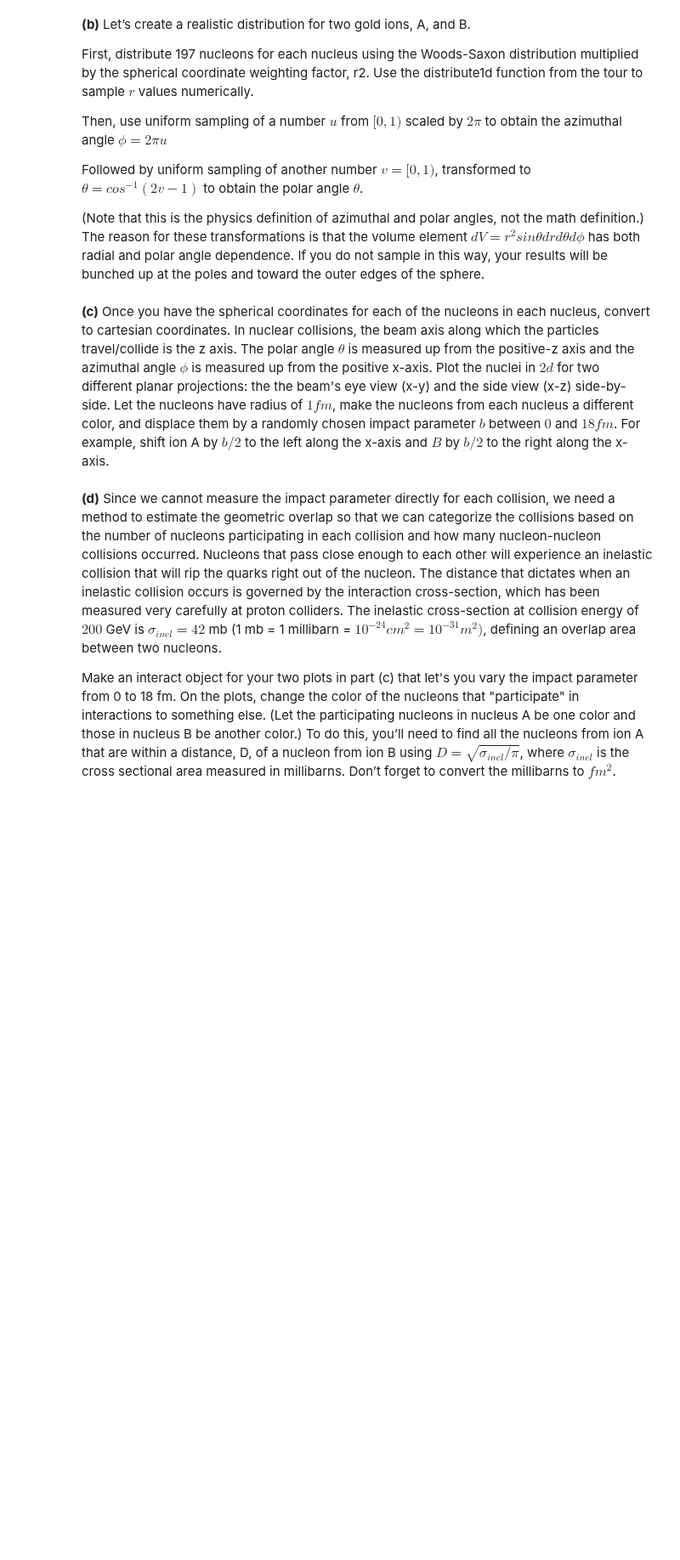
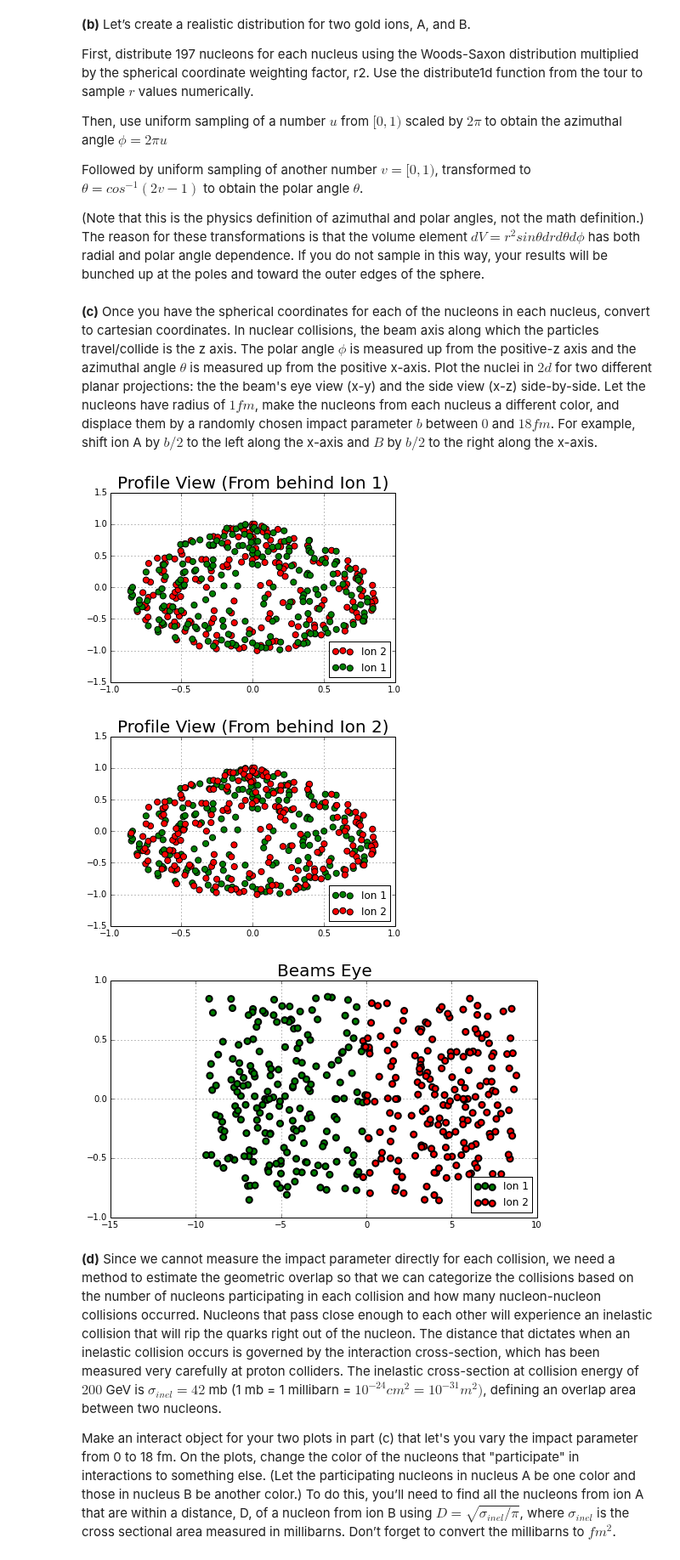
Before and after one commit to joknowle/PHYS202-S14, a Jupyter notebook: SciPy/RandomAndMCExercises .ipynb, the cells around one changed output. Shown at 85% size. Drawn from its saved outputs; the diff is of its cells as text; code cells hidden in the pictures; blank space fills up the shorter version.

```diff
--- a/SciPy/RandomAndMCExercises .ipynb
+++ b/SciPy/RandomAndMCExercises .ipynb
@@ -297,7 +333,78 @@ The reason for these transformations is that the volume element $dV=r^2sin \thet
 # %% [markdown]
-**(c)** Once you have the spherical coordinates for each of the nucleons in each nucleus, convert to cartesian coordinates. In nuclear collisions, the beam axis along which the particles travel/collide is the z axis. The polar angle $\theta$ is measured up from the positive-z axis and the azimuthal angle $\phi$ is measured up from the positive x-axis.
+**(c)** Once you have the spherical coordinates for each of the nucleons in each nucleus, convert to cartesian coordinates. In nuclear collisions, the beam axis along which the particles travel/collide is the z axis. The polar angle $\phi$ is measured up from the positive-z axis and the azimuthal angle $\theta$ is measured up from the positive x-axis.
 Plot the nuclei in $2d$ for two different planar projections: the the beam's eye view (x-y) and the side view (x-z) side-by-side.
 Let the nucleons have radius of $1 fm$, make the nucleons from each nucleus a different color, and displace them by a randomly chosen impact parameter $b$ between $0$ and $18 fm$. For example, shift ion A by $b/2$ to the left along the x-axis and $B$ by $b/2$ to the right along the x-axis.
+# %%
+# Convert from spherical to cartesian.
+# x = rho cos(theta) sin(phi)
+# y = rho sin(theta) sin(phi)
+# z = rho cos(phi)
+
+x1 = []
+y1 = []
+z1 = []
+
+x2 = []
+y2 = []
+z2 = []
+# Random points for x and y axis with displacement 18fm.
+b = np.random.uniform(0, 18, 197)
+#b = 6
+
+for i in xrange(197):
+    xPlotIon1 = getGoldR1[i] * np.cos(theta1[i]) * np.sin(phi1[i])
+    yPlotIon1 = getGoldR1[i] * np.sin(theta1[i]) * np.sin(phi1[i])
+    zPlotIon1 = getGoldR1[i] * np.cos(phi1[i])
+
+
+    xPlotIon2 = getGoldR2[i] * np.cos(theta2[i]) * np.sin(phi2[i])
+    yPlotIon2 = getGoldR2[i] * np.sin(theta2[i]) * np.sin(phi2[i])
+    zPlotIon2 = getGoldR2[i] * np.cos(phi2[i])
+
+    x1.append(xPlotIon1 - (b[i]/2))
+    y1.append(yPlotIon1)
+    z1.append(zPlotIon1)
+
+    x2.append(xPlotIon2 + (b[i]/2))
+    y2.append(yPlotIon2)
+    z2.append(zPlotIon2)
+
+# Ion placement; TRASHED
+#ionDisplacement1 = xPlotIon2 - b/2
+#ionDisplacement2 = xPlotIon1 + b/2
+
+# Profile View: X-Y plot
+plt.title('Profile View (From behind Ion 1)', fontsize = 20)
+plt.figure(1, (10, 8 ))
+plt.scatter(y1, z1, linewidth =  1, s = 50, color = 'r', label = "Ion 2", edgecolors = 'k')
+plt.scatter(y2, z2, linewidth =  1, s = 50, color = 'g', label = "Ion 1", edgecolors = 'k')
+plt.grid()
+plt.legend(loc = "lower right")
+plt.show()
+
+# Profile View: X-Y plot
+plt.title('Profile View (From behind Ion 2)', fontsize = 20)
+plt.figure(1, (10, 8 ))
+plt.scatter(y2, z2, linewidth =  1, s = 50, color = 'g', label = "Ion 1", edgecolors = 'k')
+plt.scatter(y1, z1, linewidth =  1, s = 50, color = 'r', label = "Ion 2", edgecolors = 'k')
+plt.grid()
+plt.legend(loc = "lower right")
+plt.show()
+
+
+# Beam's Eye: Y-Z plot
+plt.figure(1, (9, 5 ))
+plt.title('Beams Eye', fontsize = 20)
+
+plt.scatter(x1, y1, linewidth =  2, s = 50, color = 'g', label = "Ion 1", edgecolors = 'k')
+plt.scatter(x2, y2, linewidth =  2, s = 50, color = 'r', label = "Ion 2", edgecolors = 'k')
+plt.grid()
+plt.legend(loc = "lower right")
+plt.show()
+# %% [output]
+[figure, added]
+[figure, added]
+[figure, added]
 # %% [markdown]
 **(d)** Since we cannot measure the impact parameter directly for each collision, we need a method to estimate the geometric overlap so that we can categorize the collisions based on the number of nucleons participating in each collision and how many nucleon-nucleon collisions occurred. Nucleons that pass close enough to each other will experience an inelastic collision that will rip the quarks right out of the nucleon. The distance that dictates when an inelastic collision occurs is governed by the interaction cross-section, which has been measured very carefully at proton colliders. The inelastic cross-section at collision energy of $200$ GeV is $\sigma_{inel} = 42$ mb (1 mb = 1 millibarn = $10^{−24} cm^2 = 10^{−31} m^2)$, defining an overlap area between two nucleons.
 
```
Also changed, not shown: parts of 6 cells of this notebook.
